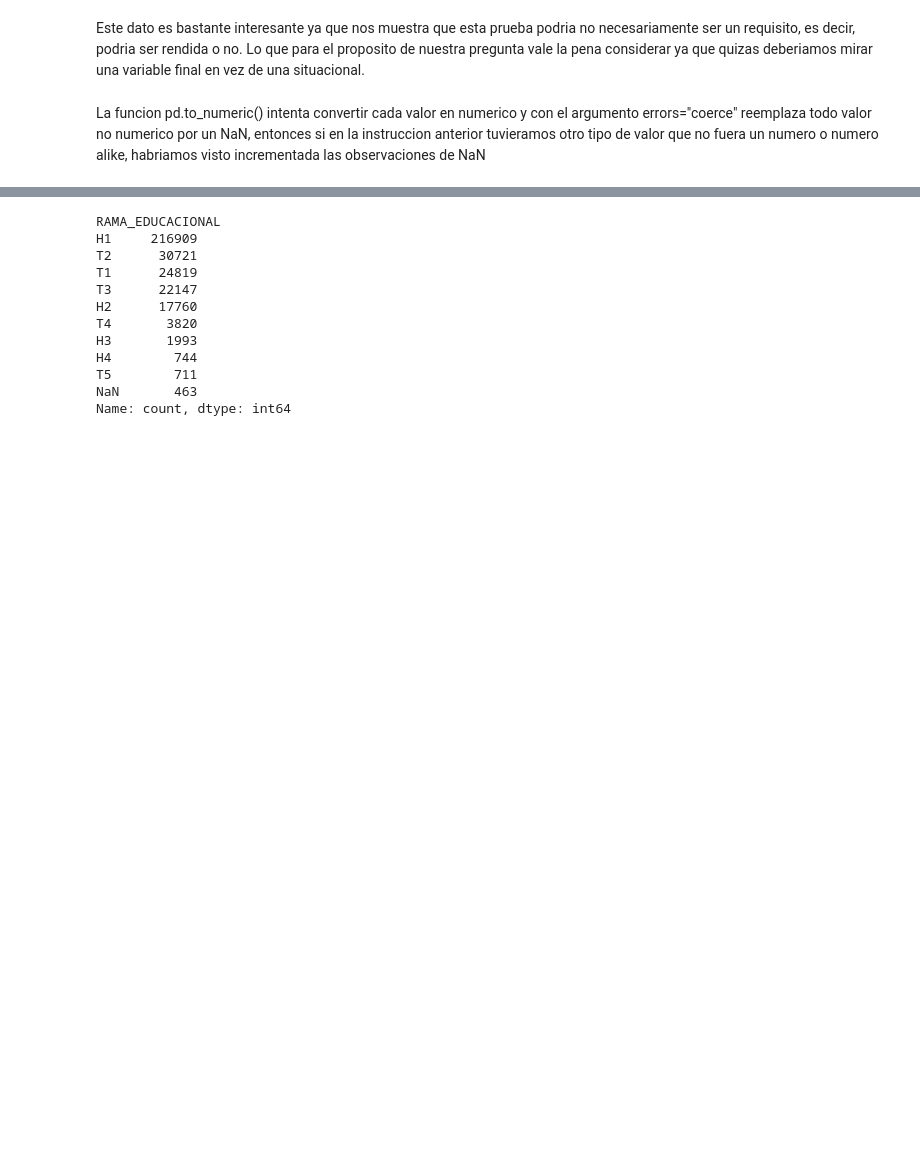
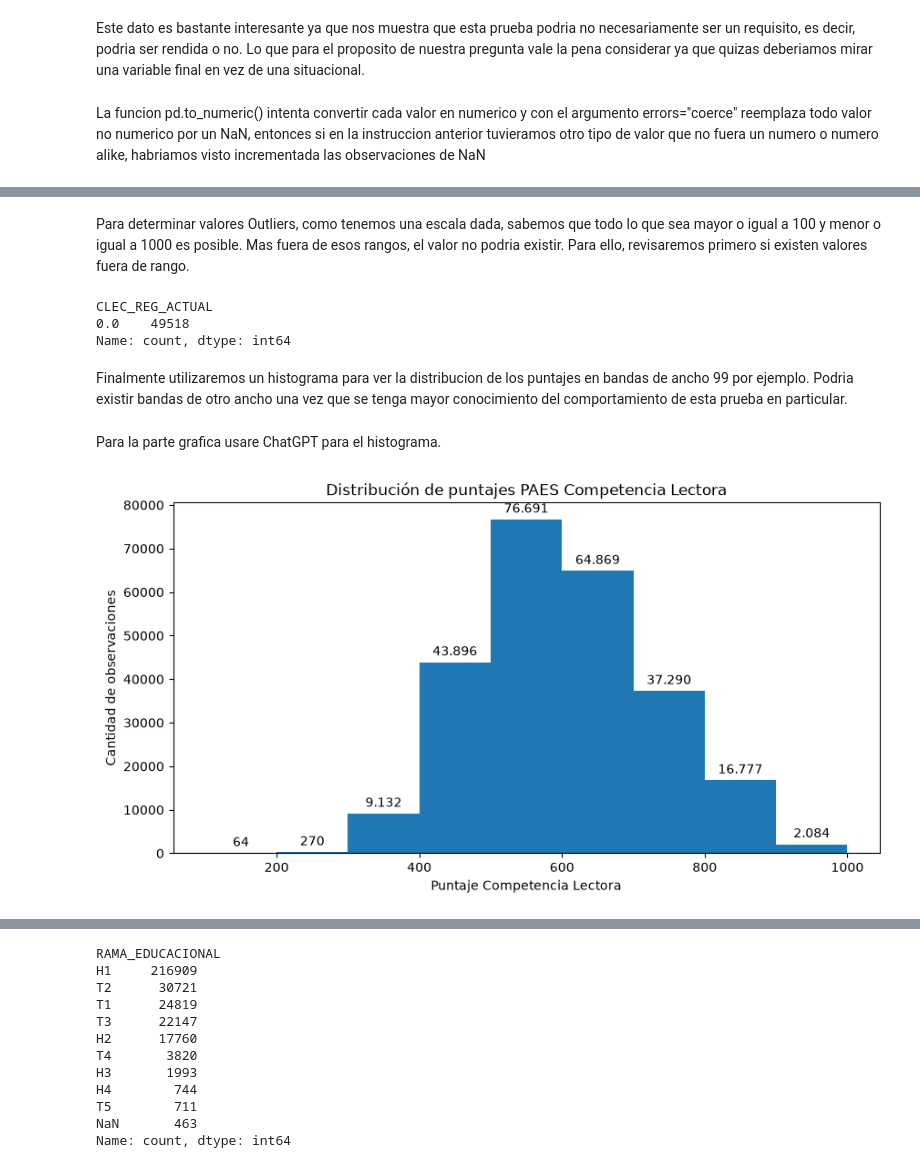
Before and after one commit to nicklichen/proyecto-paes-2026, a Jupyter notebook: notebooks/01_exploracion_datos.ipynb, the cells around one changed output, grey strips where cells are left out. Cells and saved outputs as stored; diff of their text form; code cells hidden in the pictures; blank space fills up the shorter version.

Commit message:
Completa exploracion inicial de puntajes CLEC

```diff
--- a/notebooks/01_exploracion_datos.ipynb
+++ b/notebooks/01_exploracion_datos.ipynb
@@ -304,0 +342,17 @@ La funcion pd.to_numeric() intenta convertir cada valor en numerico y con el arg
+# %% [markdown]
+Para determinar valores Outliers, como tenemos una escala dada, sabemos que todo lo que sea mayor o igual a 100 y menor o igual a 1000 es posible. Mas fuera de esos rangos, el valor no podria existir.
+Para ello, revisaremos primero si existen valores fuera de rango.
+# %%
+valores_fuera_de_rango = CLEC_REG_ACTUAL_2_NUM [
+    (CLEC_REG_ACTUAL_2_NUM < 100) |
+    (CLEC_REG_ACTUAL_2_NUM >1000)
+]
+valores_fuera_de_rango.value_counts().sort_index()
+# %% [output]
+CLEC_REG_ACTUAL
+0.0    49518
+Name: count, dtype: int64
+# %% [markdown]
+Finalmente utilizaremos un histograma para ver la distribucion de los puntajes en bandas de ancho 99 por ejemplo. Podria existir bandas de otro ancho una vez que se tenga mayor conocimiento del comportamiento de esta prueba en particular.
+# %% [markdown]
+Para la parte grafica usare ChatGPT para el histograma.
@@ -304,0 +364,28 @@ La funcion pd.to_numeric() intenta convertir cada valor en numerico y con el arg
+# %%
+# Con ello, creamos un histograma para visualizar esto.
+import matplotlib.pyplot as plt
+
+Puntajes_CLEC_validos = CLEC_REG_ACTUAL_2_NUM[
+    CLEC_REG_ACTUAL_2_NUM.between(100, 1000)
+]
+
+plt.figure(figsize=(10, 5))
+
+conteos, bordes, barras = plt.hist(
+    Puntajes_CLEC_validos,
+    bins=range(100, 1100, 100)
+)
+
+plt.xlabel("Puntaje Competencia Lectora")
+plt.ylabel("Cantidad de observaciones")
+plt.title("Distribución de puntajes PAES Competencia Lectora")
+
+plt.bar_label(
+    barras,
+    labels=[f"{int(x):,}".replace(",", ".") for x in conteos],
+    padding=3
+)
+
+plt.show()
+# %% [output]
+[figure, added]
```
Also changed, not shown: parts of 14 cells of this notebook.
